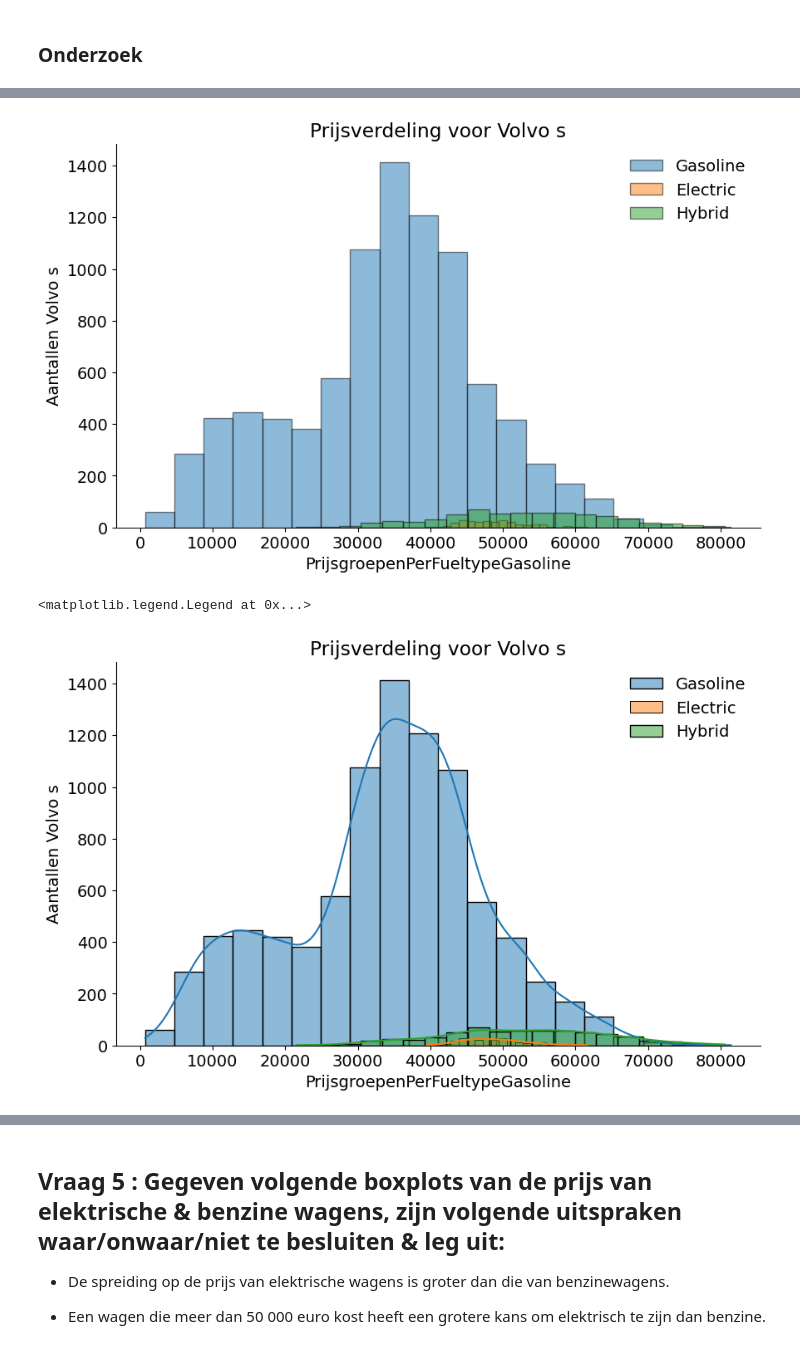
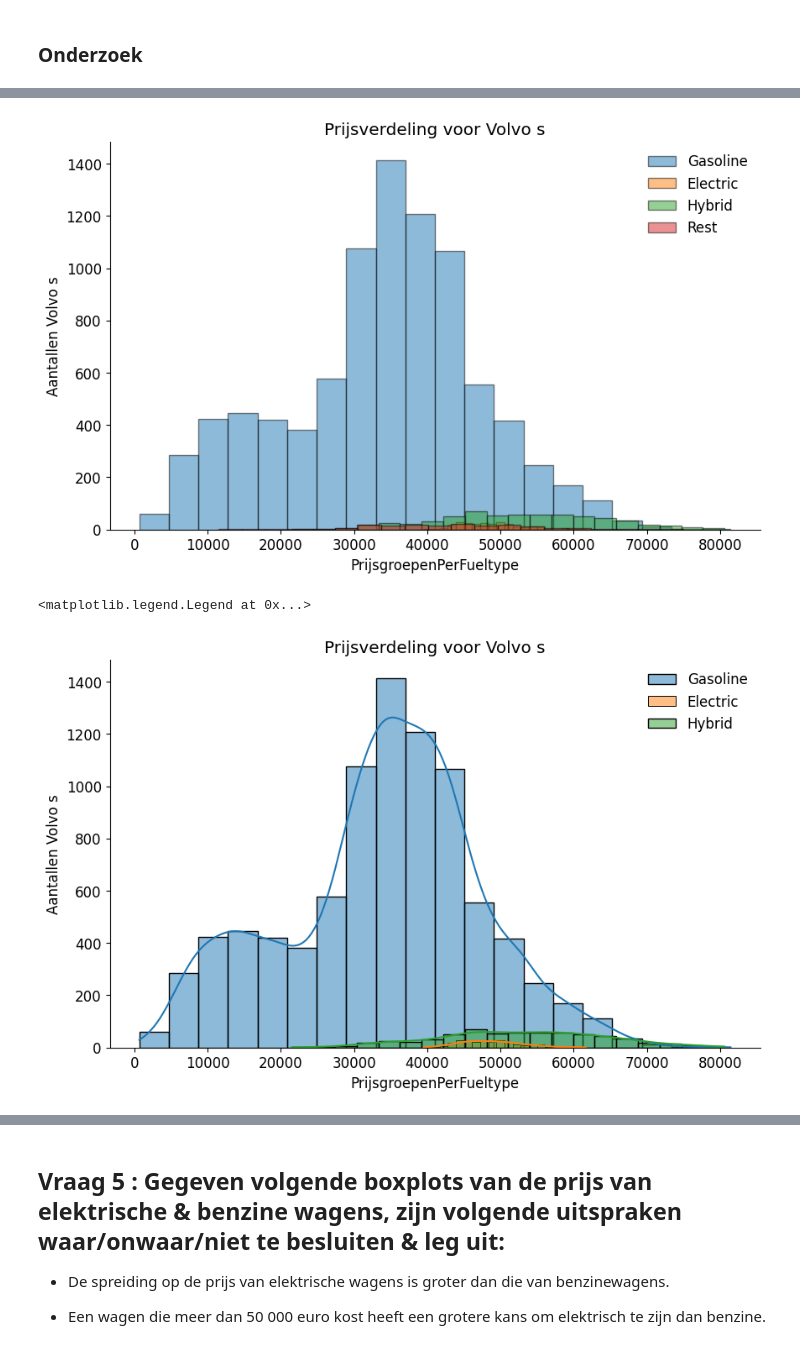
Before and after one commit to timsideanotmine/production, a Jupyter notebook: notebooks/autoproductie.ipynb, the cells around one changed output, grey strips where cells are left out. Cells and saved outputs as stored; diff of their text form; code cells hidden in the pictures.

```diff
--- a/notebooks/autoproductie.ipynb
+++ b/notebooks/autoproductie.ipynb
@@ -169,6 +170,13 @@ df_volvos = autoproductie.loc[autoproductie['manufacturer'] == 'Volvo'].copy()
 # 81 duplicates were found and removed already with autoproductie.drop_duplicates(inplace=True)
 # df_volvos.drop_duplicates(inplace=True)
 
-# sie ook verder vraag 3 en de tekening uit de opgave en de opmerkingen in de klas (collega studenten)
+# zie ook verder vraag 3 en de tekening uit de opgave en de opmerkingen in de klas (collega studenten)
 df_volvos_skewed = df_volvos.loc[df_volvos['price'] >= 35000]
 df_volvos.describe(include = "all")
+
+# This part only because of stacked bar chart, over price distribution
+min_price = df_volvos['price'].min()
+max_price = df_volvos['price'].max()
+my_own_bins = 20
+interval_width = (max_price - min_price) / my_own_bins
+df_volvos['price_group'] = (df_volvos['price'] // interval_width) # in groepen van 2500 $
@@ -421,6 +420,17 @@ ook rekening houdend met het aaneel van de 3 fueltypes die je suggereert te gebr
 # %% [markdown]
 ### Onderzoek
 # %%
-selection_gasoline = df_volvos.loc[df_volvos['fuel_type'] == 'Gasoline', ['fuel_type', 'price']]
-selection_electric = df_volvos.loc[df_volvos['fuel_type'] == 'Electric', ['fuel_type', 'price']]
-selection_hybrid = df_volvos.loc[df_volvos['fuel_type'] == 'Hybrid', ['fuel_type', 'price']]
+selection_gasoline = df_volvos.loc[df_volvos['fuel_type'] == 'Gasoline', ['fuel_type', 'price', 'price_group']]
+selection_electric = df_volvos.loc[df_volvos['fuel_type'] == 'Electric', ['fuel_type', 'price', 'price_group']]
+selection_hybrid = df_volvos.loc[df_volvos['fuel_type'] == 'Hybrid', ['fuel_type', 'price', 'price_group']]
+selection_rest = df_volvos.loc[(df_volvos['fuel_type'] != 'Gasoline') &
+                                (df_volvos['fuel_type'] != 'Electric') &
+                                (df_volvos['fuel_type'] != 'Hybrid')
+                                , ['fuel_type', 'price']]
+
+# print('# volvo cars on gasoline = ', len(selection_gasoline))
+# print('# volvo cars on electric = ', len(selection_electric))
+# print('# volvo cars hybrid = ', len(selection_hybrid))
+# print('# volvo cars rest = ', len(selection_rest))
+
+cih.show_info_about_column(df_volvos, 'fuel_type')
@@ -427,29 +455,30 @@ selection_hybrid = df_volvos.loc[df_volvos['fuel_type'] == 'Hybrid', ['fuel_type
 # %%
 
 plt.hist(selection_gasoline['price'], bins=20, alpha=0.5, label='Gasoline', edgecolor='black')
 plt.hist(selection_electric['price'], bins=20, alpha=0.5, label='Electric', edgecolor='black')
 plt.hist(selection_hybrid['price'], bins=20, alpha=0.5, label='Hybrid', edgecolor='black')
+plt.hist(selection_rest['price'], bins=20, alpha=0.5, label='Rest', edgecolor='black')
 
-plt.xlabel('PrijsgroepenPerFueltypeGasoline')
+plt.xlabel('PrijsgroepenPerFueltype')
 plt.ylabel('Aantallen Volvo ''s')
 plt.title('Prijsverdeling voor Volvo ''s')
 
 plt.legend()
 
 plt.show()
 # %% [output]
-[figure, old version]
+[figure, new version]
 # %%
 aant_bins = 20
 sns.histplot(data=selection_gasoline['price'], bins=aant_bins, kde =True, label='Gasoline')
 sns.histplot(data=selection_electric['price'], bins=aant_bins, kde =True, label='Electric')
 sns.histplot(data=selection_hybrid['price'], bins=aant_bins, kde =True, label='Hybrid')
 
-plt.xlabel('PrijsgroepenPerFueltypeGasoline')
+plt.xlabel('PrijsgroepenPerFueltype')
 plt.ylabel('Aantallen Volvo ''s')
 plt.title('Prijsverdeling voor Volvo ''s')
 
 plt.legend()
 # %% [output]
 <matplotlib.legend.Legend at 0x...>
-[figure, old version]
+[figure, new version]
```
Also changed, not shown: parts of 52 cells of this notebook, 6 other files.
